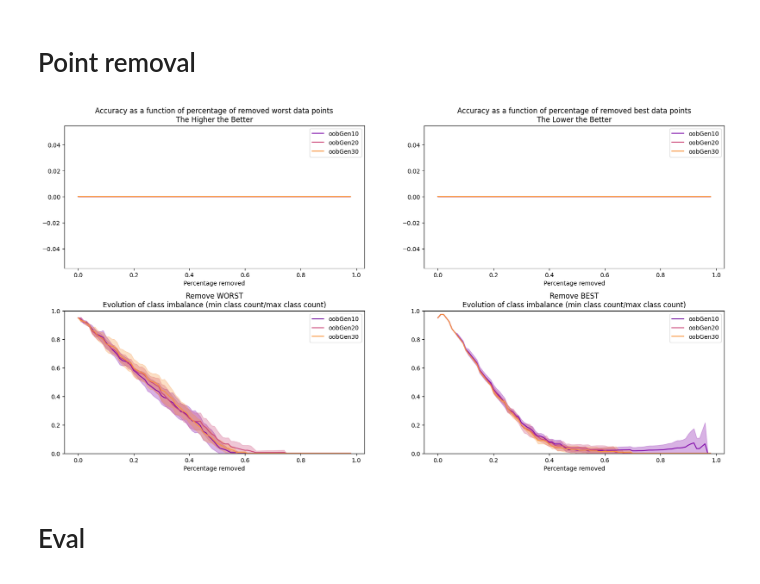
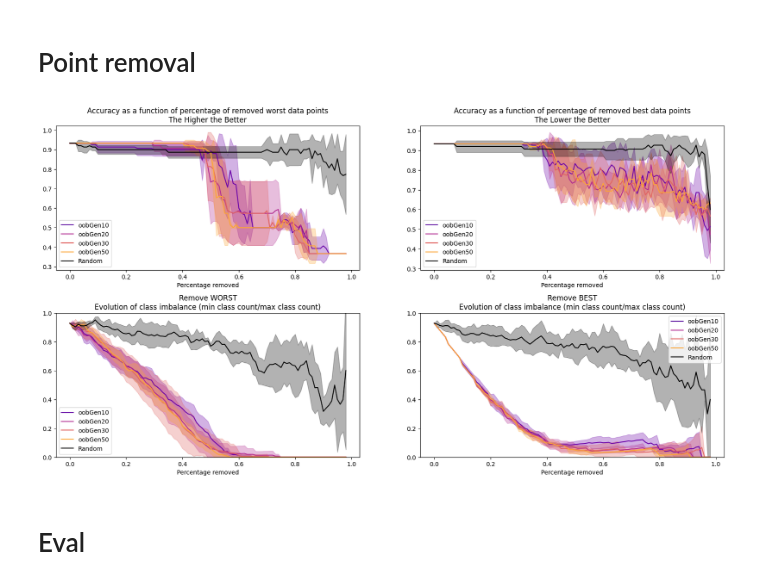
Before and after one commit to BastienZim/pyDVL_DataOOB, a Jupyter notebook: notebooks/my_notebooks/OOB_for_Genrated_Data.ipynb, the cells around one changed output. Cells and saved outputs as stored; diff of their text form; code cells hidden in the pictures.

```diff
--- a/notebooks/my_notebooks/OOB_for_Genrated_Data.ipynb
+++ b/notebooks/my_notebooks/OOB_for_Genrated_Data.ipynb
@@ -128,0 +115,7 @@ ax.set_xlabel("Point rank");
+# %%
+def oob_func(utility, contamination):
+    ad_dict={"model":IsolationForest, "kwargs":{"contamination":0.1}}
+    return(compute_data_oob_generative(utility, n_est=30, max_samples=0.4, progress=False, ad_dict=ad_dict))
+contamination_list = [0.01, 0.05, 0.1,0.3,0.5]
+func = oob_func
+kwargs_list = [{"contamination":contamination} for contamination in contamination_list]
@@ -132,8 +135,8 @@ ax.set_xlabel("Point rank");
 from pydvl.reporting.plots import compute_best_worst_scores, plot_best_worst_class_imbalance
 # %%
 def oob_func(utility, n_est):
-    return(compute_data_oob_generative(utility, n_est=n_est, max_samples=0.4, progress=True))
-n_est_list = [10, 20, 30]
+    return(compute_data_oob_generative(utility, n_est=n_est, max_samples=0.4, progress=False))
+n_est_list = [10, 20, 30, 50]
 func = oob_func
 kwargs_list = [{"n_est":n_est} for n_est in n_est_list]
 # %%
@@ -141,11 +144,11 @@ model_eval = DecisionTreeClassifier(max_depth=3)
 utility_eval = Utility(model_eval, data, Scorer("accuracy", default=0.0))
 n_iter = 5
 removal_percentages = np.arange(0, 0.99, 0.01)
-best_scores_df, worst_scores_df, all_values = compute_best_worst_scores(utility, utility, removal_percentages, n_iter, oob_func, kwargs_list, f_name="oobGen", return_values=True)
+best_scores_df, worst_scores_df, all_values = compute_best_worst_scores(utility, utility_eval, removal_percentages, n_iter, oob_func, kwargs_list, f_name="oobGen", return_values=True)
 # %%
-plot_best_worst_class_imbalance(best_scores_df, worst_scores_df, all_values, utility, palette_name="plasma")
+plot_best_worst_class_imbalance(best_scores_df, worst_scores_df, all_values, utility_eval, palette_name="plasma", random_run=True)
 # %% [output]
-[figure, old version]
+[figure, new version]
 # %% [markdown]
 # Eval
 # %% [markdown]
```
Also changed, not shown: parts of 25 cells of this notebook, 3 other files.
